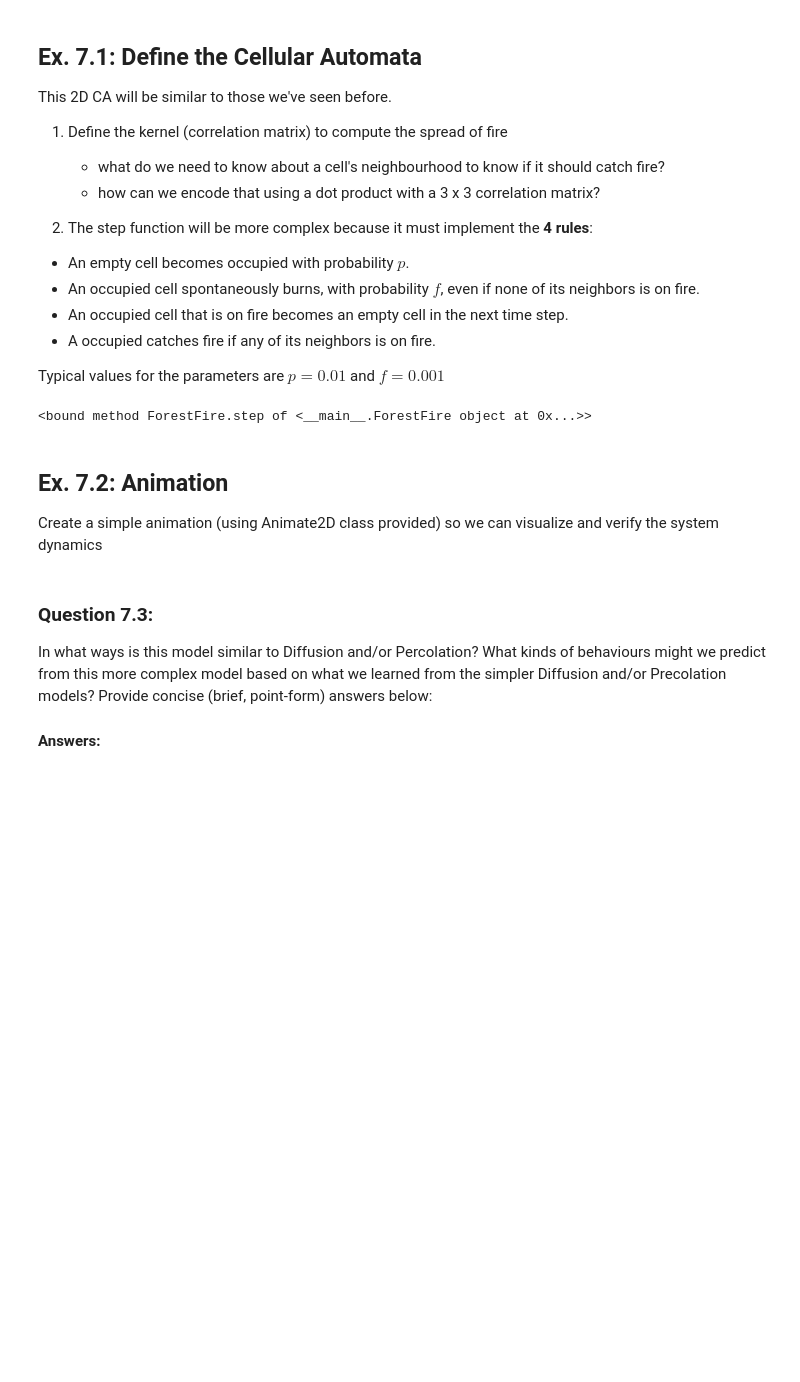
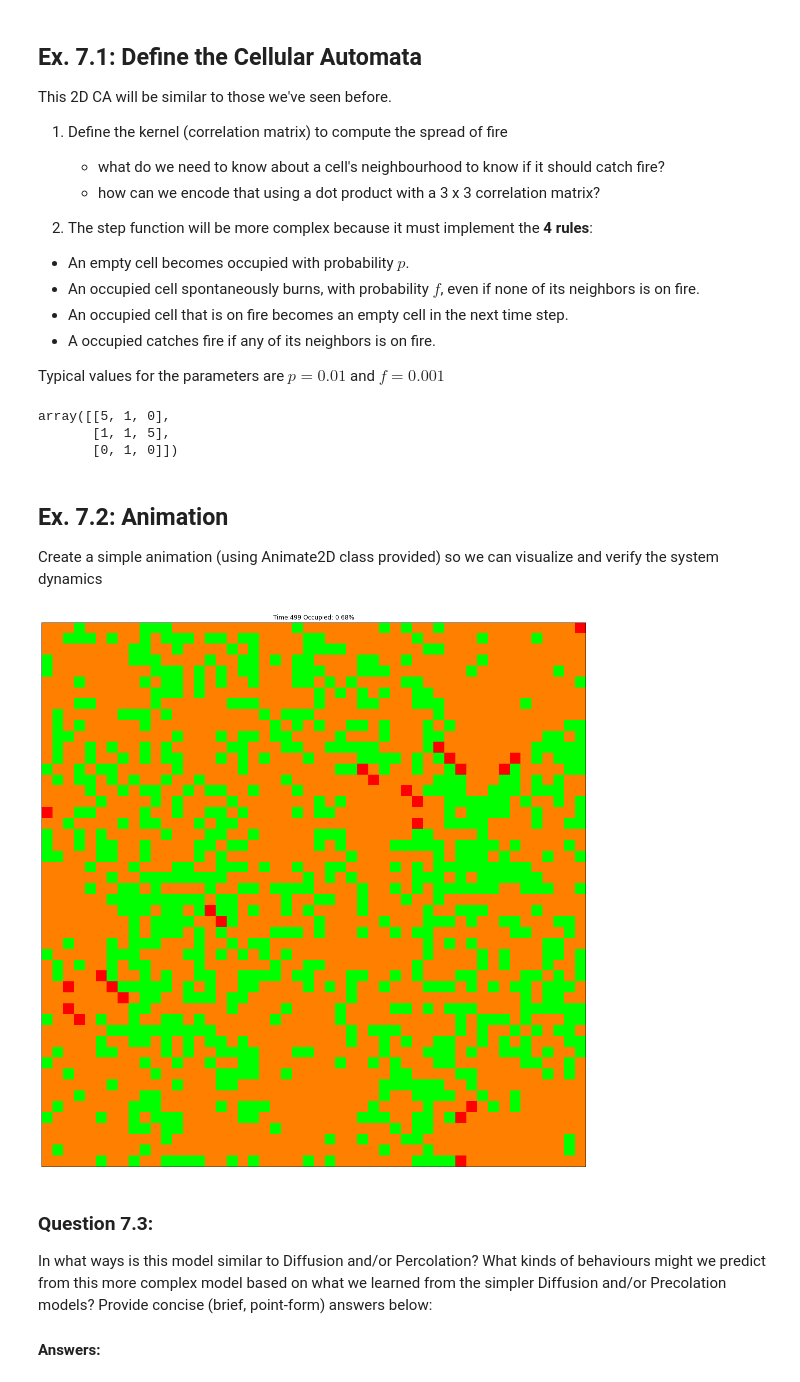
Before and after one commit to pmilks/cap-comp215, a Jupyter notebook: lab07.ipynb, the cells around one changed output. Cells and saved outputs as stored; diff of their text form; code cells hidden in the pictures; blank space fills up the shorter version.

```diff
--- a/lab07.ipynb
+++ b/lab07.ipynb
@@ -154,18 +154,16 @@ class ForestFire:
         empty_cells = self.state == self.EMPTY
         fire_cells = self.state == self.FIRE
         tree_cells = self.state == self.OCCUPIED
-        spread_cells = self.state == (np.dot(self.OCCUPIED,self.kernel) >= 5)
-        print(spread_cells)
+        spread_cells = (correlate2d(self.state,self.kernel,boundary='wrap',mode='same') >= 5) & tree_cells
 
         #add tree
         self.state[empty_cells] = np.random.choice([self.OCCUPIED, self.EMPTY], np.shape(self.state[empty_cells]), p=[self.p, 1 - self.p])
         #add fire
         self.state[tree_cells] = np.random.choice([self.FIRE,self.OCCUPIED], np.shape(self.state[tree_cells]), p=[self.f,1-self.f])
         #fire extinguish
-        self.state[fire_cells] = self.OCCUPIED
+        self.state[fire_cells] = self.EMPTY
         #fire spread
-
-
+        self.state[spread_cells] = self.FIRE
         # TODO: define the rules for the CA.  This is a significant challenge b/c there are 4 rules and they must act independently!
         # Tips: develop 1 rule at a time, in the order above, leaving fire spread (correlation) till last.
         #       Compute each rule in 2 steps: (1) identify which cells the rule applies to; (2) update those cells.
@@ -174,7 +172,7 @@ class ForestFire:
 
     def num_occupied(self):
         """ return the number of cells occupied by forest """
-        print(self.state[self.OCCUPIED])  # TODO: count the number of forested cells.
+        return np.sum(self.state[self.OCCUPIED])  # TODO: count the number of forested cells.
 
 
     def pct_occupied(self):
@@ -197,16 +195,26 @@ m.state = np.array([             # set the state matrix to a known value for tes
     [0, 0, 0],
 
 ])
-m.step
+m.step()
+m.state
 # %% [output]
-<bound method ForestFire.step of <__main__.ForestFire object at 0x...>>
+array([[5, 1, 0],
+       [1, 1, 5],
+       [0, 1, 0]])
 # %% [markdown]
 ## Ex. 7.2: Animation
 Create a simple animation (using Animate2D class provided) so we can visualize and verify the system dynamics
 # %%
 # Ex. 7.2 here
 #  Suggestions: use a small grid (e.g., 20x20)  and
 #               a short animation (100 frames) with interval=0.3, to slow it down so you can inspect its behaviour
+
+m = ForestFire(50,p=0.01,f=0.001,q=0.5)
+
+anim = Animation2D(m,frames=500,steps_per_frame=1,figsize=(20,20))
+anim.animate(0.1)
+# %% [output]
+[figure, added]
 # %% [markdown]
 ### Question 7.3:
 In what ways is this model similar to Diffusion and/or Percolation?
```
Also changed, not shown: parts of 2 cells of this notebook.
